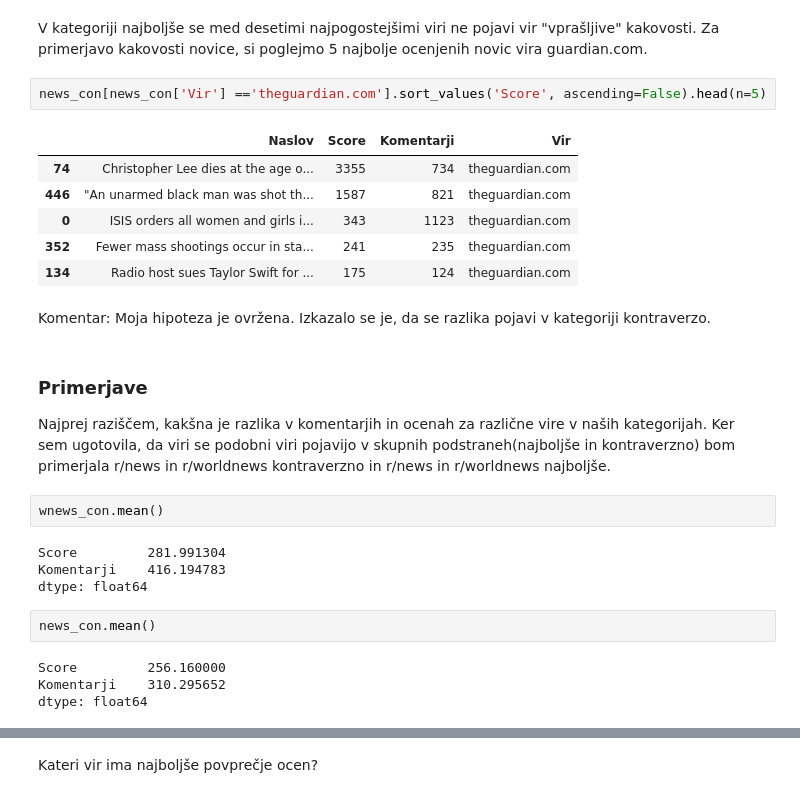
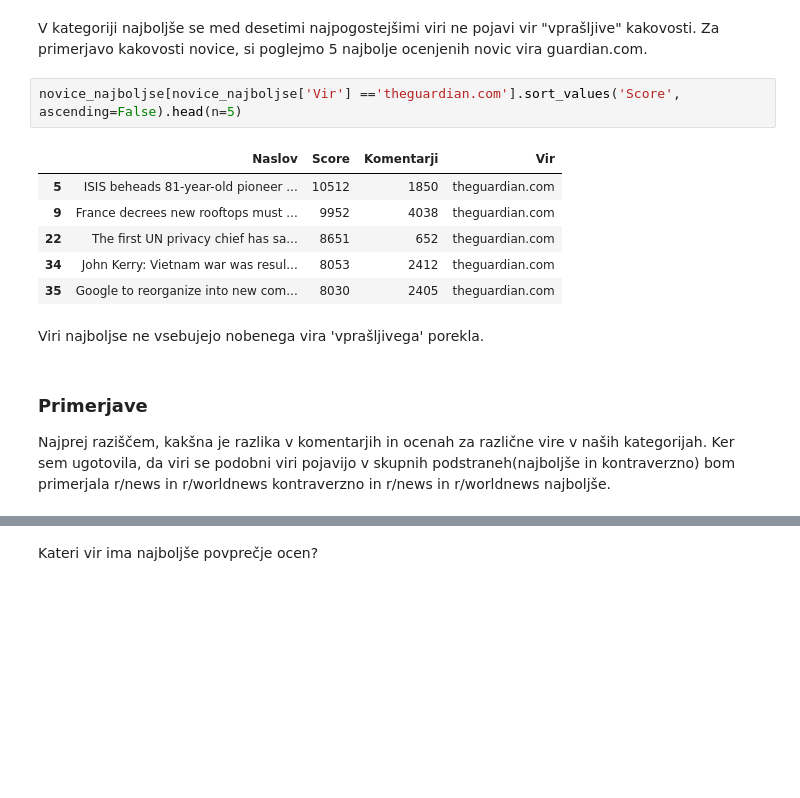
Before and after one commit to julijatominc/novice-Reddit, a Jupyter notebook: Analiza_novic.ipynb, the cells around one changed output, grey strips where cells are left out. Drawn from its saved outputs; the diff is of its cells as text; blank space fills up the shorter version.

```diff
--- a/Analiza_novic.ipynb
+++ b/Analiza_novic.ipynb
@@ -155,33 +151,17 @@ novice_kontraverzno[novice_kontraverzno['Vir'] =='dailymail.co.uk'].sort_values(
 V kategoriji najboljše se med desetimi najpogostejšimi viri ne pojavi vir "vprašljive" kakovosti.
 Za primerjavo kakovosti novice, si poglejmo 5 najbolje ocenjenih novic vira guardian.com.
 # %%
-news_con[news_con['Vir'] =='theguardian.com'].sort_values('Score', ascending=False).head(n=5)
+novice_najboljse[novice_najboljse['Vir'] =='theguardian.com'].sort_values('Score', ascending=False).head(n=5)
 # %% [output]
 |  | Naslov | Score | Komentarji | Vir |
-| 74 | Christopher Lee dies at the age o... | 3355 | 734 | theguardian.com |
-| 446 | "An unarmed black man was shot th... | 1587 | 821 | theguardian.com |
-| 0 | ISIS orders all women and girls i... | 343 | 1123 | theguardian.com |
-| 352 | Fewer mass shootings occur in sta... | 241 | 235 | theguardian.com |
-| 134 | Radio host sues Taylor Swift for ... | 175 | 124 | theguardian.com |
+| 5 | ISIS beheads 81-year-old pioneer ... | 10512 | 1850 | theguardian.com |
+| 9 | France decrees new rooftops must ... | 9952 | 4038 | theguardian.com |
+| 22 | The first UN privacy chief has sa... | 8651 | 652 | theguardian.com |
+| 34 | John Kerry: Vietnam war was resul... | 8053 | 2412 | theguardian.com |
+| 35 | Google to reorganize into new com... | 8030 | 2405 | theguardian.com |
-# %% [markdown]
-
-
-
-Komentar:
-Moja hipoteza je ovržena. Izkazalo se je, da se razlika pojavi v kategoriji kontraverzo.
+# %% [markdown]
+Viri najboljse ne vsebujejo nobenega vira 'vprašljivega' porekla.
 # %% [markdown]
 ### Primerjave
 Najprej raziščem, kakšna je razlika v komentarjih in ocenah za različne vire v naših kategorijah.
 Ker sem ugotovila, da viri se podobni viri pojavijo v skupnih podstraneh(najboljše in kontraverzno) bom primerjala r/news in r/worldnews kontraverzno in r/news in r/worldnews najboljše.
-# %%
-wnews_con.mean()
-# %% [output]
-Score         281.991304
-Komentarji    416.194783
-dtype: float64
-# %%
-news_con.mean()
-# %% [output]
-Score         256.160000
-Komentarji    310.295652
-dtype: float64
```
Also changed, not shown: parts of 53 cells of this notebook.
